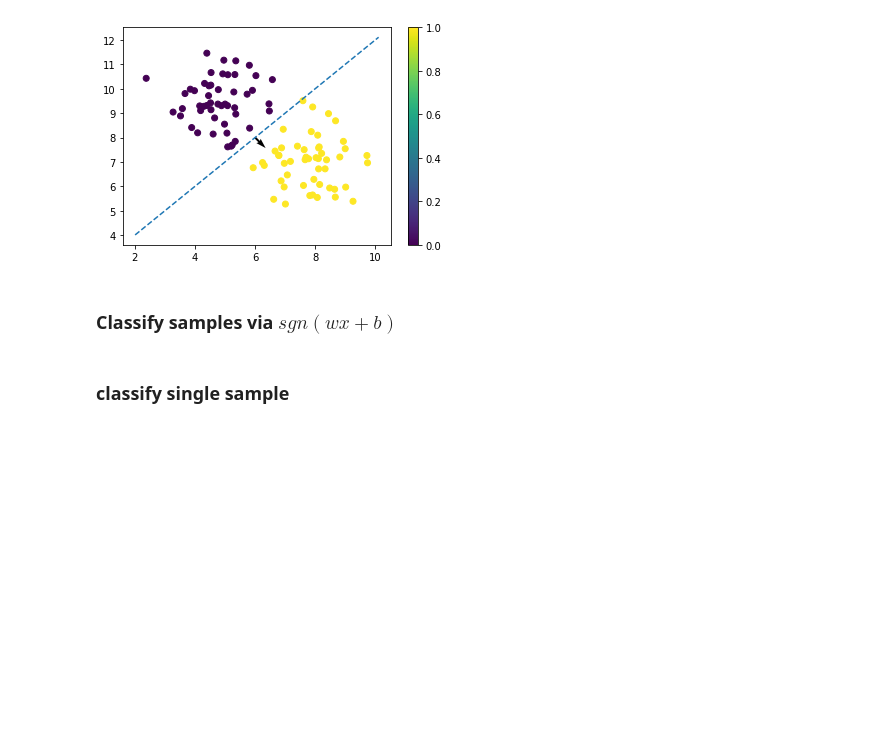
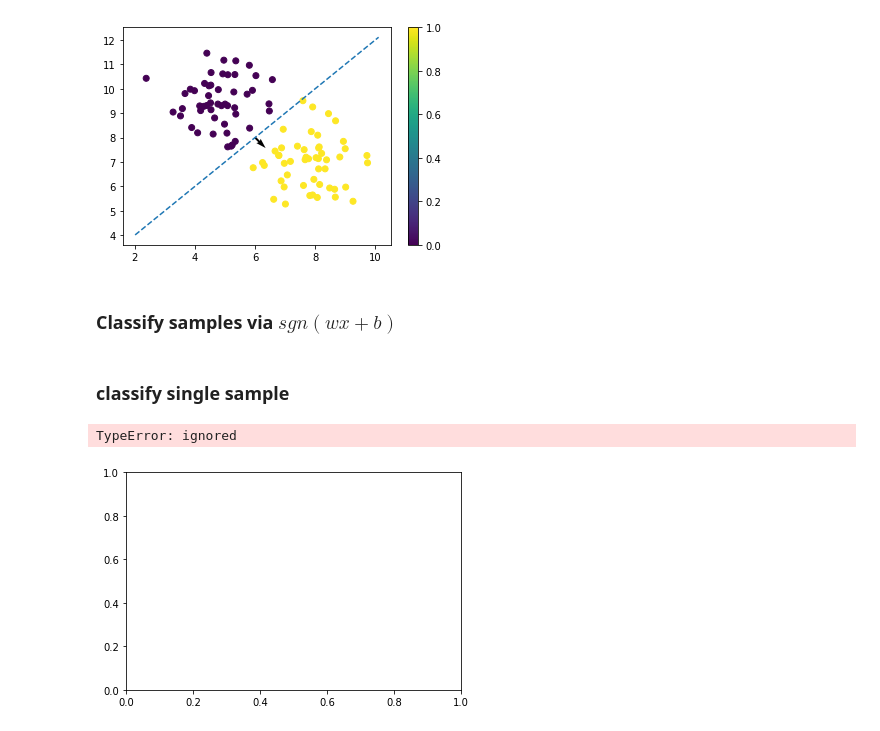
Before and after one commit to FrankaWeirich/DeepLearning, a Jupyter notebook: week_2/A_simple_Perceptron_in_NumPy.ipynb, the cells around one changed output. Cells and saved outputs as stored; diff of their text form; code cells hidden in the pictures; blank space fills up the shorter version.

```diff
--- a/week_2/A_simple_Perceptron_in_NumPy.ipynb
+++ b/week_2/A_simple_Perceptron_in_NumPy.ipynb
@@ -47,7 +47,25 @@ plt.quiver(6,8,w[0],w[1])
 [figure]
 # %% [markdown]
 ### Classify samples via $sgn(wx+b)$
+# %%
+def perceptron_sgn(x):
+  b= 1
+  w= np.array([1.41,-1.41])
+  if (w[0]*x[0] + b) > 0:
+    return 1
+  elif (w[0]*x[0] + b) < 0:
+    return -1
+  else:
+    return 0
 # %%
-def perceptron_sgn(X, Y):
+newY = perceptron_sgn(X[0])
 # %% [markdown]
 ### classify single sample
+# %%
+plt.scatter(X[0],X[0],c = newY)
+plt.colorbar()
+abline(1,2)
+plt.quiver(6,8,w[0],w[1])
+# %% [output]
+TypeError: ignored
+[figure, added]
```
Also changed, not shown: parts of 3 cells of this notebook.
